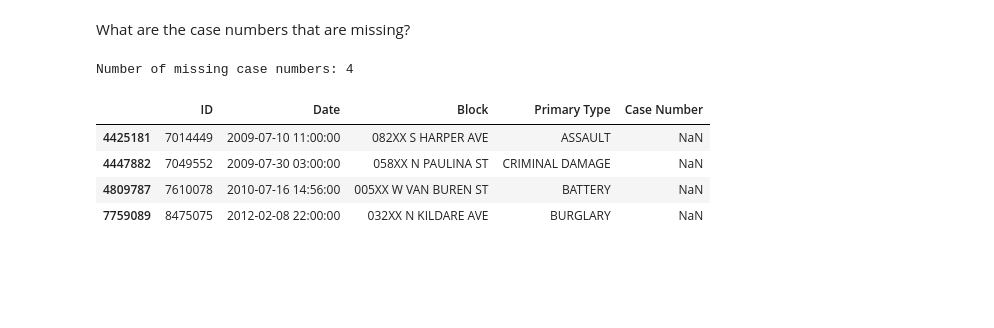
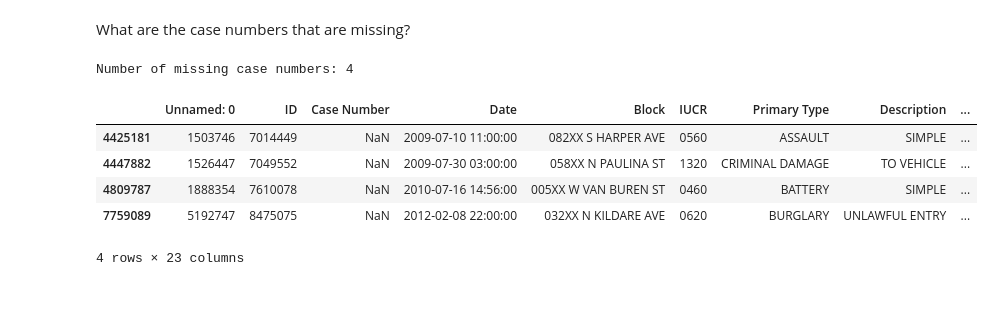
Before and after one commit to AngeloHYang/Thefts-in-Chicago, a Jupyter notebook: Data Analysis Code/Rethinking Chicago Crime.ipynb, the cells around one changed output. Saved outputs shown, nothing was run; the diff lists cells and outputs as text; code cells hidden in the pictures; blank space fills up the shorter version.

```diff
--- a/Data Analysis Code/Rethinking Chicago Crime.ipynb
+++ b/Data Analysis Code/Rethinking Chicago Crime.ipynb
@@ -190,12 +238,16 @@ What are the case numbers that are missing?
 # %%
 missing_case_rows = Crime_data[Crime_data["Case Number"].isna()]
 
 print(f"Number of missing case numbers: {len(missing_case_rows)}")
-missing_case_rows[["ID", "Date", "Block", "Primary Type", "Case Number"]]
+# missing_case_rows[["ID", "Date", "Block", "Primary Type", "Case Number"]]
+missing_case_rows
 # %% [output]
 Number of missing case numbers: 4
-|  | ID | Date | Block | Primary Type | Case Number |
-| 4425181 | 7014449 | 2009-07-10 11:00:00 | 082XX S HARPER AVE | ASSAULT | NaN |
-| 4447882 | 7049552 | 2009-07-30 03:00:00 | 058XX N PAULINA ST | CRIMINAL DAMAGE | NaN |
-| 4809787 | 7610078 | 2010-07-16 14:56:00 | 005XX W VAN BUREN ST | BATTERY | NaN |
-| 7759089 | 8475075 | 2012-02-08 22:00:00 | 032XX N KILDARE AVE | BURGLARY | NaN |
+|  | Unnamed: 0 | ID | Case Number | Date | Block | IUCR | Primary Type | Description | ... |
+| 4425181 | 1503746 | 7014449 | NaN | 2009-07-10 11:00:00 | 082XX S HARPER AVE | 0560 | ASSAULT | SIMPLE | ... |
+| 4447882 | 1526447 | 7049552 | NaN | 2009-07-30 03:00:00 | 058XX N PAULINA ST | 1320 | CRIMINAL DAMAGE | TO VEHICLE | ... |
+| 4809787 | 1888354 | 7610078 | NaN | 2010-07-16 14:56:00 | 005XX W VAN BUREN ST | 0460 | BATTERY | SIMPLE | ... |
+| 7759089 | 5192747 | 8475075 | NaN | 2012-02-08 22:00:00 | 032XX N KILDARE AVE | 0620 | BURGLARY | UNLAWFUL ENTRY | ... |
+4 rows × 23 columns
+# %% [markdown]
+###
```
Also changed, not shown: parts of 6 cells of this notebook.
